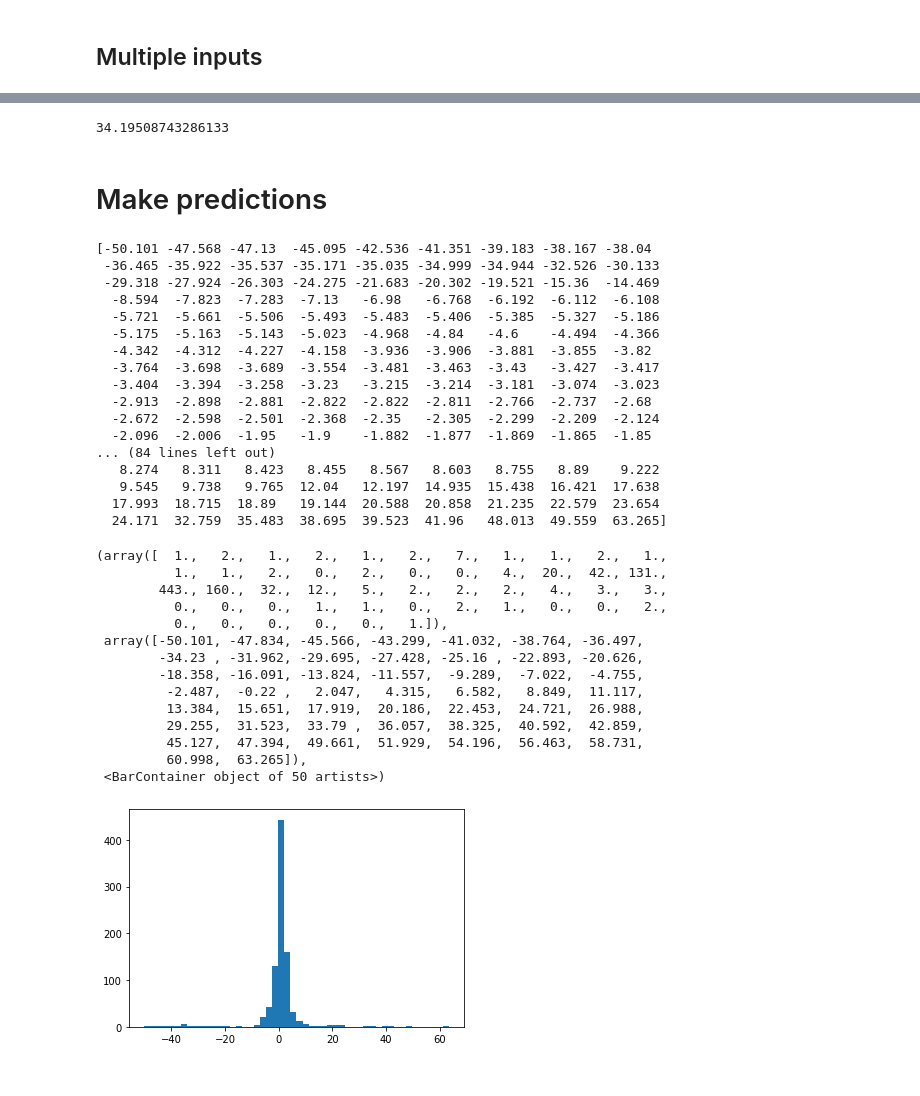
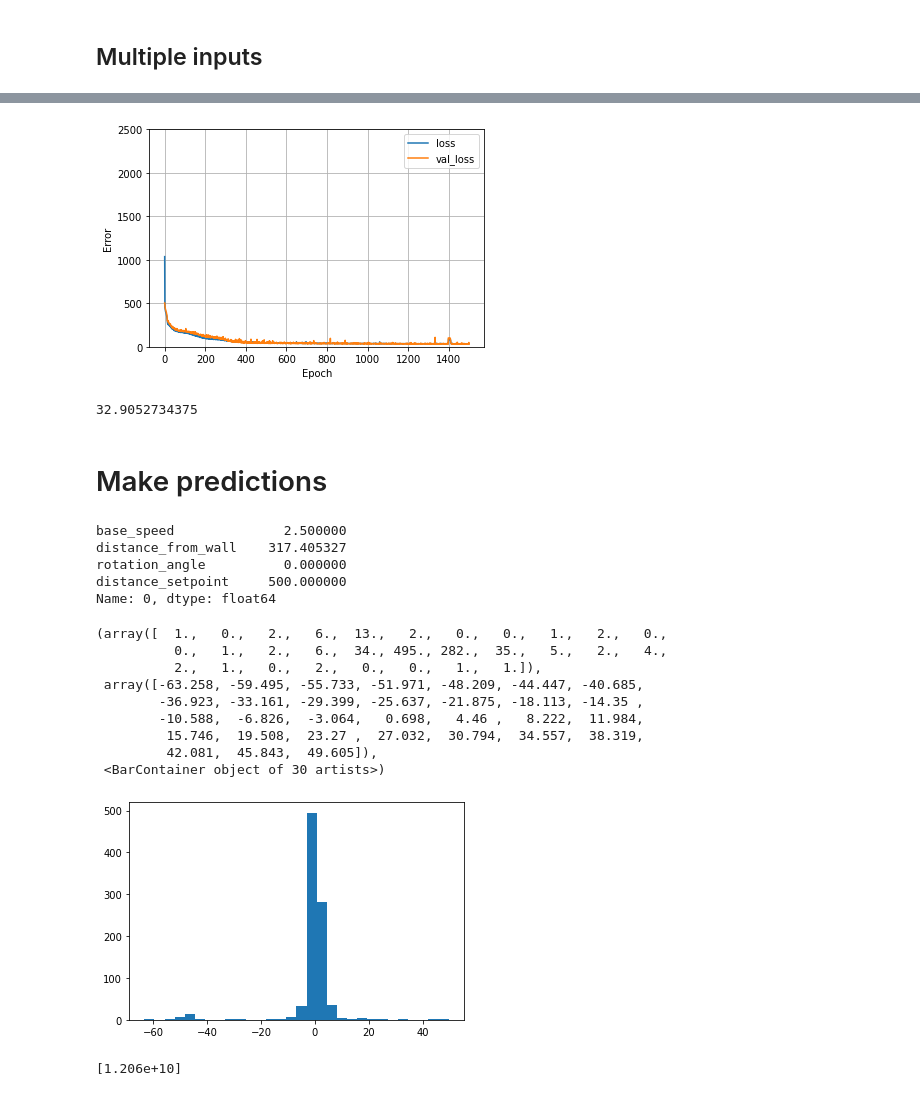
Before and after one commit to szymciem8/AGV-Autonomous-Docking, a Jupyter notebook: docking_prediction/regression.ipynb, the cells around one changed output, grey strips where cells are left out. Saved outputs shown, nothing was run; the diff lists cells and outputs as text; code cells hidden in the pictures.

Commit message:
add working ml model

```diff
--- a/docking_prediction/regression.ipynb
+++ b/docking_prediction/regression.ipynb
@@ -148,9 +204,13 @@ Non-trainable params: 9
 _________________________________________________________________
 # %%
 %%time
+
+early_stop = keras.callbacks.EarlyStopping(monitor='val_loss', patience=200)
+
 history = dnn_model.fit(
     train_features,
     train_labels,
+    callbacks=early_stop,
     validation_split=0.2,
-    verbose=0, epochs=1400)
+    verbose=0, epochs=1500)
 # %% [output]
@@ -165,62 +219,45 @@ print(history.history['val_loss'][1399])
+# %%
+plot_loss(history)
+# %% [output]
+[figure, added]
 # %%
 test_results = {}
 test_results['dnn_model'] = dnn_model.evaluate(test_features, test_labels, verbose=0)
 print(test_results['dnn_model'])
 # %% [output]
-34.19508743286133
+32.9052734375
 # %% [markdown]
 # Make predictions
 # %%
 test_predictions = dnn_model.predict(test_features).flatten()
 
 test_predictions = np.array(test_predictions)
 test_labels = np.array(list(test_labels))
 
+print(test_features.iloc[0,:])
 
 errors = (test_predictions - test_labels)/10
+# print(np.sort(np.absolute(errors)))
 
-print(np.sort(errors))
-
-plt.hist(errors, bins=50)
-
-# a = plt.axes(aspect='equal')
-# plt.scatter(test_labels, test_predictions)
-# plt.xlabel('True Values [Docking Distance]')
-# plt.ylabel('Predictions [Docking Distance]')
-# lims = [0, 50]
-# plt.xlim(lims)
-# plt.ylim(lims)
-# _ = plt.plot(lims, lims)
+plt.hist(errors, bins=30)
 # %% [output]
-[-50.101 -47.568 -47.13  -45.095 -42.536 -41.351 -39.183 -38.167 -38.04
- -36.465 -35.922 -35.537 -35.171 -35.035 -34.999 -34.944 -32.526 -30.133
- -29.318 -27.924 -26.303 -24.275 -21.683 -20.302 -19.521 -15.36  -14.469
-  -8.594  -7.823  -7.283  -7.13   -6.98   -6.768  -6.192  -6.112  -6.108
-  -5.721  -5.661  -5.506  -5.493  -5.483  -5.406  -5.385  -5.327  -5.186
-  -5.175  -5.163  -5.143  -5.023  -4.968  -4.84   -4.6    -4.494  -4.366
-  -4.342  -4.312  -4.227  -4.158  -3.936  -3.906  -3.881  -3.855  -3.82
-  -3.764  -3.698  -3.689  -3.554  -3.481  -3.463  -3.43   -3.427  -3.417
-  -3.404  -3.394  -3.258  -3.23   -3.215  -3.214  -3.181  -3.074  -3.023
-  -2.913  -2.898  -2.881  -2.822  -2.822  -2.811  -2.766  -2.737  -2.68
-  -2.672  -2.598  -2.501  -2.368  -2.35   -2.305  -2.299  -2.209  -2.124
-  -2.096  -2.006  -1.95   -1.9    -1.882  -1.877  -1.869  -1.865  -1.85
-... (84 lines left out)
-   8.274   8.311   8.423   8.455   8.567   8.603   8.755   8.89    9.222
-   9.545   9.738   9.765  12.04   12.197  14.935  15.438  16.421  17.638
-  17.993  18.715  18.89   19.144  20.588  20.858  21.235  22.579  23.654
-  24.171  32.759  35.483  38.695  39.523  41.96   48.013  49.559  63.265]
+base_speed              2.500000
+distance_from_wall    317.405327
+rotation_angle          0.000000
+distance_setpoint     500.000000
+Name: 0, dtype: float64
-(array([  1.,   2.,   1.,   2.,   1.,   2.,   7.,   1.,   1.,   2.,   1.,
-          1.,   1.,   2.,   0.,   2.,   0.,   0.,   4.,  20.,  42., 131.,
-        443., 160.,  32.,  12.,   5.,   2.,   2.,   2.,   4.,   3.,   3.,
-          0.,   0.,   0.,   1.,   1.,   0.,   2.,   1.,   0.,   0.,   2.,
-          0.,   0.,   0.,   0.,   0.,   1.]),
- array([-50.101, -47.834, -45.566, -43.299, -41.032, -38.764, -36.497,
-        -34.23 , -31.962, -29.695, -27.428, -25.16 , -22.893, -20.626,
-        -18.358, -16.091, -13.824, -11.557,  -9.289,  -7.022,  -4.755,
-         -2.487,  -0.22 ,   2.047,   4.315,   6.582,   8.849,  11.117,
-         13.384,  15.651,  17.919,  20.186,  22.453,  24.721,  26.988,
-         29.255,  31.523,  33.79 ,  36.057,  38.325,  40.592,  42.859,
-         45.127,  47.394,  49.661,  51.929,  54.196,  56.463,  58.731,
-         60.998,  63.265]),
- <BarContainer object of 50 artists>)
+(array([  1.,   0.,   2.,   6.,  13.,   2.,   0.,   0.,   1.,   2.,   0.,
+          0.,   1.,   2.,   6.,  34., 495., 282.,  35.,   5.,   2.,   4.,
+          2.,   1.,   0.,   2.,   0.,   0.,   1.,   1.]),
+ array([-63.258, -59.495, -55.733, -51.971, -48.209, -44.447, -40.685,
+        -36.923, -33.161, -29.399, -25.637, -21.875, -18.113, -14.35 ,
+        -10.588,  -6.826,  -3.064,   0.698,   4.46 ,   8.222,  11.984,
+         15.746,  19.508,  23.27 ,  27.032,  30.794,  34.557,  38.319,
+         42.081,  45.843,  49.605]),
+ <BarContainer object of 30 artists>)
-[figure, old version]
+[figure, new version]
+# %%
+test_predictions = dnn_model.predict([100]).flatten()
+print(test_predictions)
+# %% [output]
+[1.206e+10]
```
Also changed, not shown: parts of 13 cells of this notebook, 5 other files.
